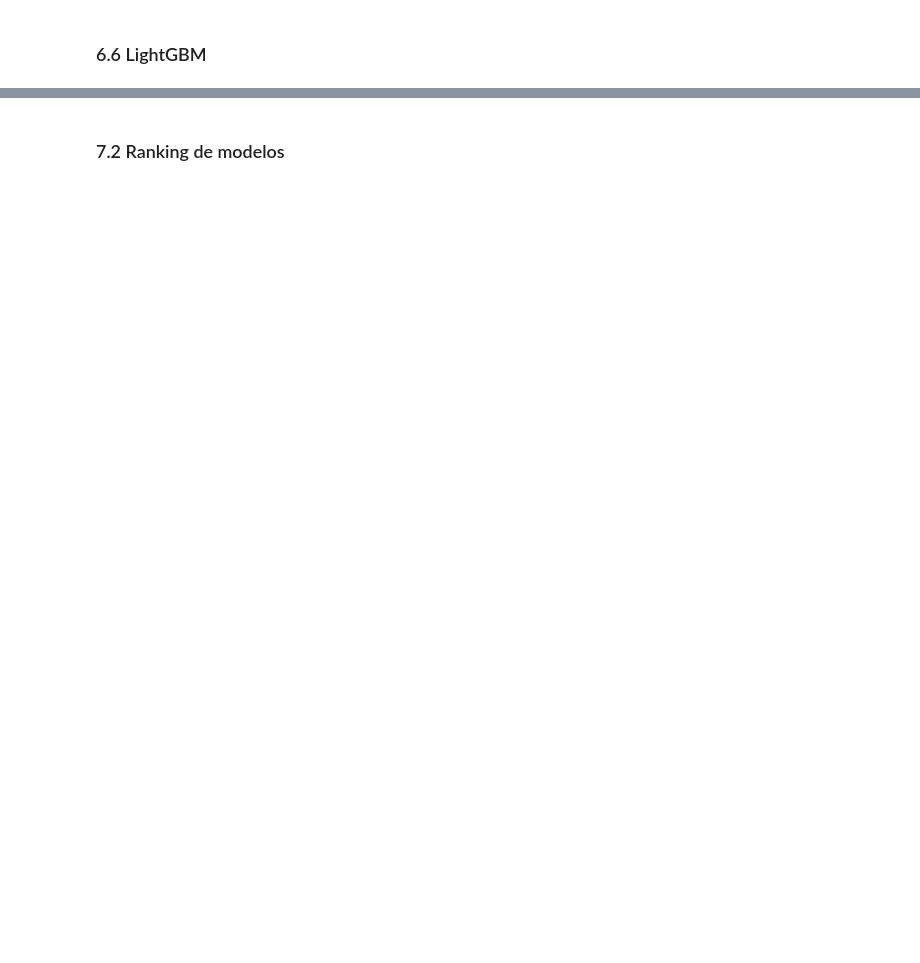
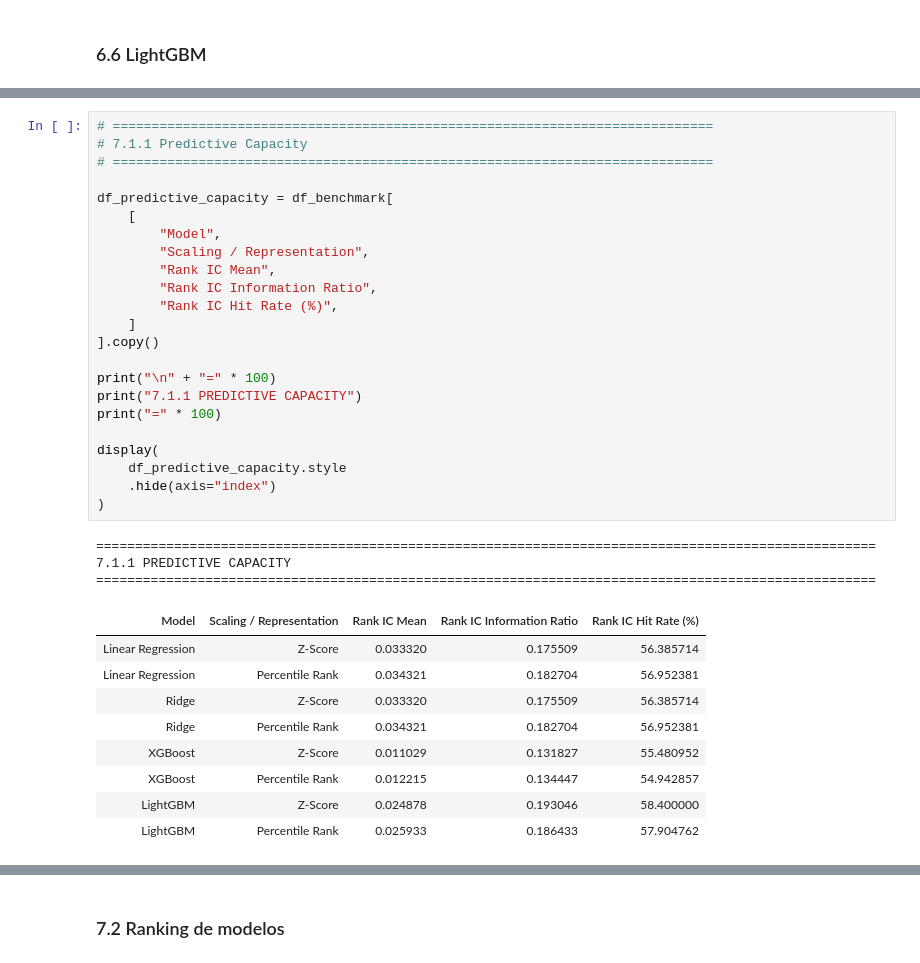
Before and after one commit to PalaciosDaniel/quant-portfolio-project, a Jupyter notebook: notebooks/06_factor_modeling.ipynb, the cells around one changed output, grey strips where cells are left out. Drawn from its saved outputs; the diff is of its cells as text; blank space fills up the shorter version.

```diff
--- a/notebooks/06_factor_modeling.ipynb
+++ b/notebooks/06_factor_modeling.ipynb
@@ -851,0 +1067,36 @@ Este diagnóstico cuantitativo servirá de filtro fundamentado para seleccionar
+# %%
+# =============================================================================
+# 7.1.1 Predictive Capacity
+# =============================================================================
+
+df_predictive_capacity = df_benchmark[
+    [
+        "Model",
+        "Scaling / Representation",
+        "Rank IC Mean",
+        "Rank IC Information Ratio",
+        "Rank IC Hit Rate (%)",
+    ]
+].copy()
+
+print("\n" + "=" * 100)
+print("7.1.1 PREDICTIVE CAPACITY")
+print("=" * 100)
+
+display(
+    df_predictive_capacity.style
+    .hide(axis="index")
+)
+# %% [output]
+====================================================================================================
+7.1.1 PREDICTIVE CAPACITY
+====================================================================================================
+| Model | Scaling / Representation | Rank IC Mean | Rank IC Information Ratio | Rank IC Hit Rate (%) |
+| Linear Regression | Z-Score | 0.033320 | 0.175509 | 56.385714 |
+| Linear Regression | Percentile Rank | 0.034321 | 0.182704 | 56.952381 |
+| Ridge | Z-Score | 0.033320 | 0.175509 | 56.385714 |
+| Ridge | Percentile Rank | 0.034321 | 0.182704 | 56.952381 |
+| XGBoost | Z-Score | 0.011029 | 0.131827 | 55.480952 |
+| XGBoost | Percentile Rank | 0.012215 | 0.134447 | 54.942857 |
+| LightGBM | Z-Score | 0.024878 | 0.193046 | 58.400000 |
+| LightGBM | Percentile Rank | 0.025933 | 0.186433 | 57.904762 |
```
Also changed, not shown: parts of 74 cells of this notebook, 3 other files.
